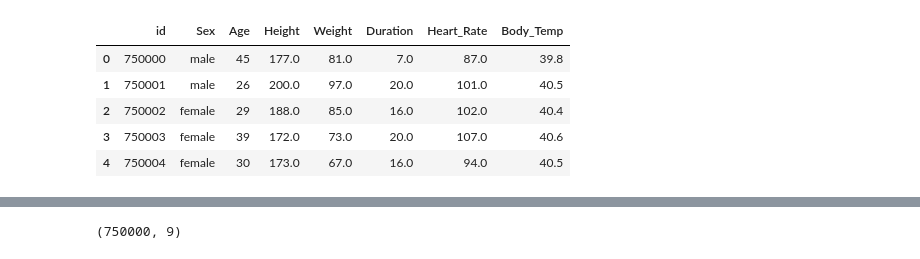
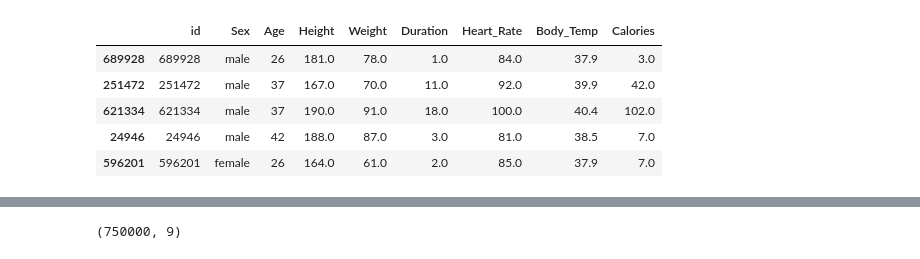
Before and after one commit to karishma-battina/kaggle, a Jupyter notebook: competitions/caloriepred-rforest.ipynb, the cells around one changed output, grey strips where cells are left out. Drawn from its saved outputs; the diff is of its cells as text; code cells hidden in the pictures.

```diff
--- a/competitions/caloriepred-rforest.ipynb
+++ b/competitions/caloriepred-rforest.ipynb
@@ -22,9 +13,9 @@ train_data.head()
-# %%
-test_data.head()
-# %% [output]
-|  | id | Sex | Age | Height | Weight | Duration | Heart_Rate | Body_Temp |
-| 0 | 750000 | male | 45 | 177.0 | 81.0 | 7.0 | 87.0 | 39.8 |
-| 1 | 750001 | male | 26 | 200.0 | 97.0 | 20.0 | 101.0 | 40.5 |
-| 2 | 750002 | female | 29 | 188.0 | 85.0 | 16.0 | 102.0 | 40.4 |
-| 3 | 750003 | female | 39 | 172.0 | 73.0 | 20.0 | 107.0 | 40.6 |
-| 4 | 750004 | female | 30 | 173.0 | 67.0 | 16.0 | 94.0 | 40.5 |
+# %%
+train_data.sample(5)
+# %% [output]
+|  | id | Sex | Age | Height | Weight | Duration | Heart_Rate | Body_Temp | Calories |
+| 689928 | 689928 | male | 26 | 181.0 | 78.0 | 1.0 | 84.0 | 37.9 | 3.0 |
+| 251472 | 251472 | male | 37 | 167.0 | 70.0 | 11.0 | 92.0 | 39.9 | 42.0 |
+| 621334 | 621334 | male | 37 | 190.0 | 91.0 | 18.0 | 100.0 | 40.4 | 102.0 |
+| 24946 | 24946 | male | 42 | 188.0 | 87.0 | 3.0 | 81.0 | 38.5 | 7.0 |
+| 596201 | 596201 | female | 26 | 164.0 | 61.0 | 2.0 | 85.0 | 37.9 | 7.0 |
```
Also changed, not shown: parts of 15 cells of this notebook.
